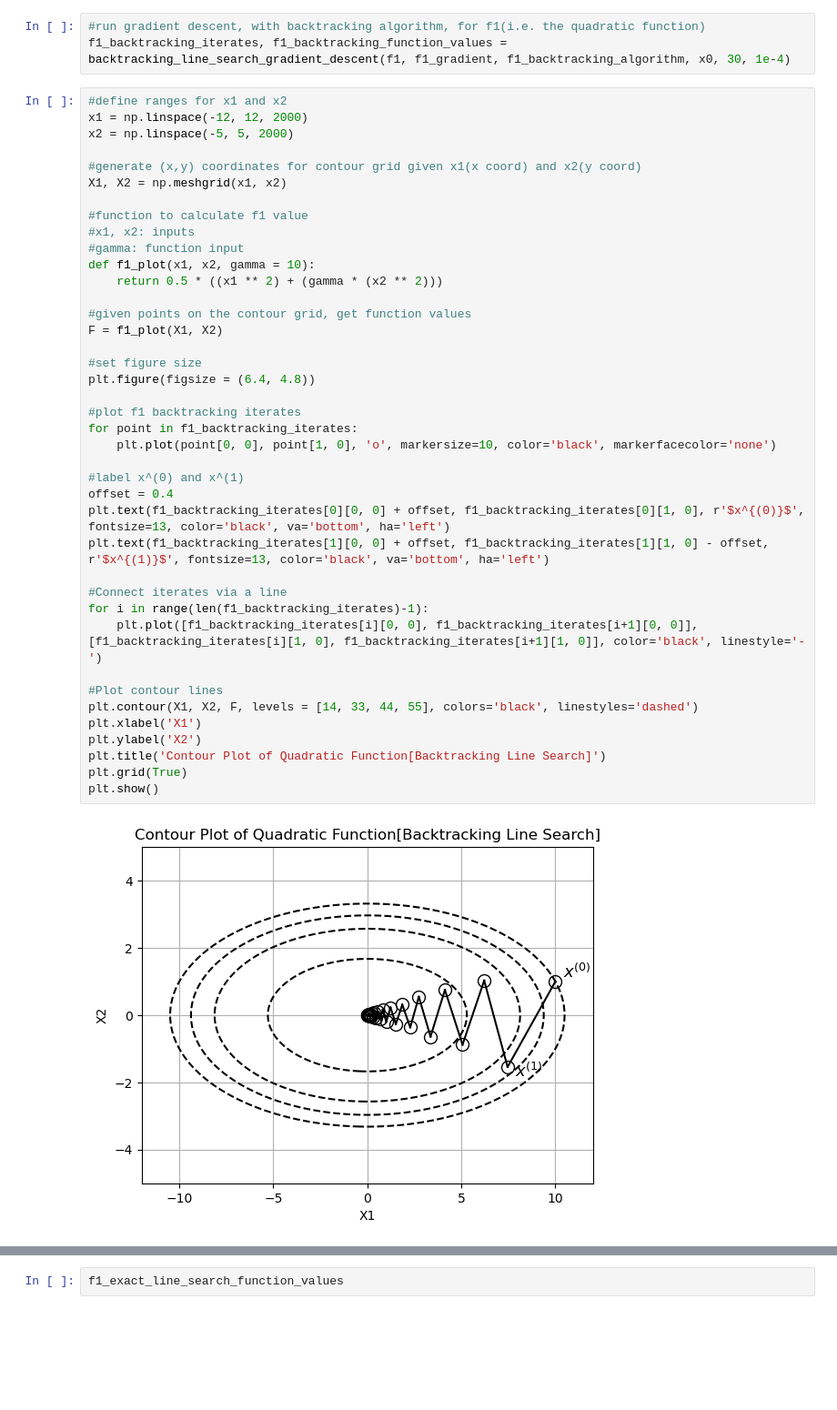
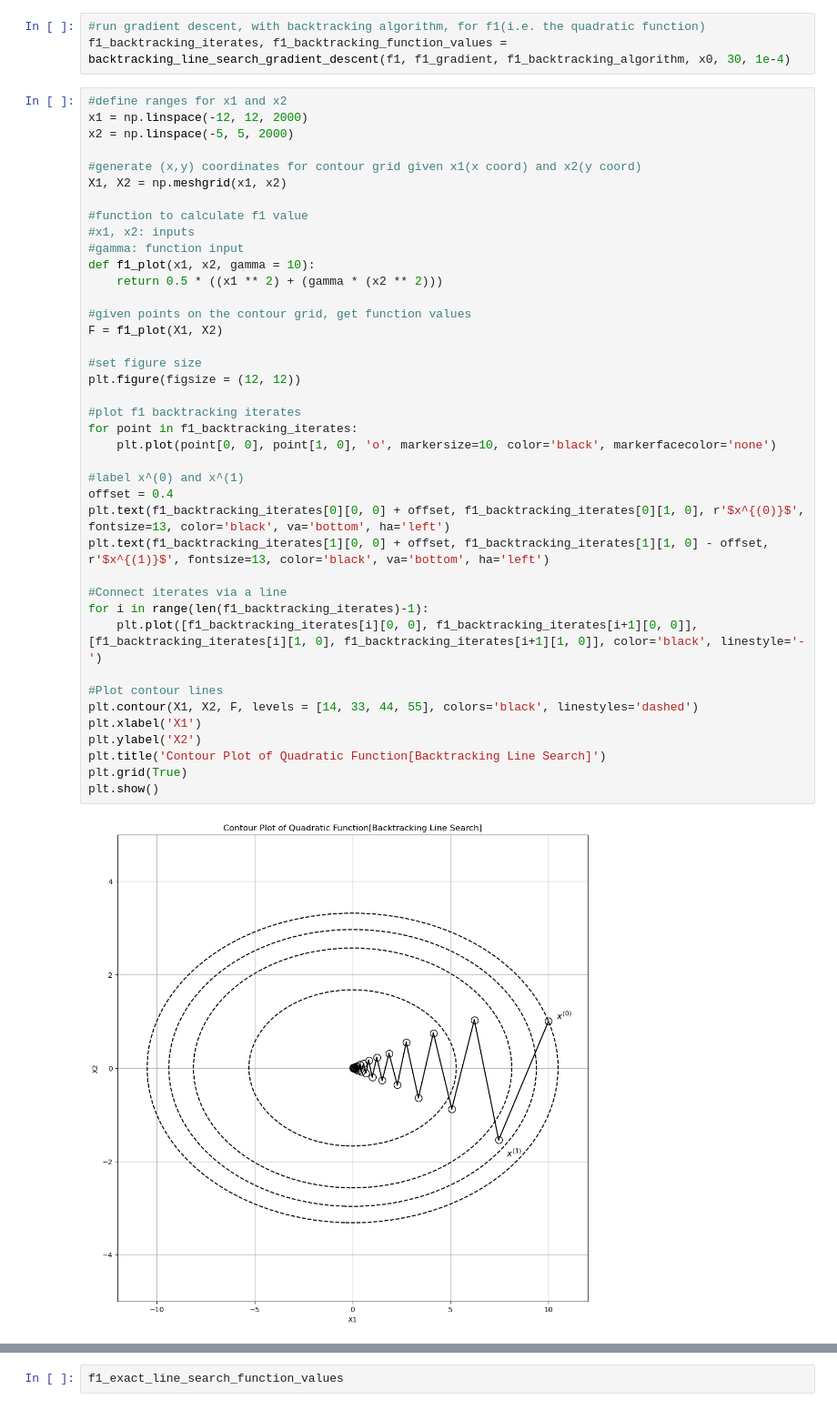
Before and after one commit to Ravi-Raghavan/ConvexOptimization, a Jupyter notebook: Homework #4 - Part 2.ipynb, the cells around one changed output, grey strips where cells are left out. Shown at 91% size. Drawn from its saved outputs; the diff is of its cells as text; blank space fills up the shorter version.

```diff
--- a/Homework #4 - Part 2.ipynb
+++ b/Homework #4 - Part 2.ipynb
@@ -325,35 +325,35 @@ X1, X2 = np.meshgrid(x1, x2)
 #gamma: function input
 def f1_plot(x1, x2, gamma = 10):
     return 0.5 * ((x1 ** 2) + (gamma * (x2 ** 2)))
 
 #given points on the contour grid, get function values
 F = f1_plot(X1, X2)
 
 #set figure size
-plt.figure(figsize = (6.4, 4.8))
+plt.figure(figsize = (12, 12))
 
 #plot f1 backtracking iterates
 for point in f1_backtracking_iterates:
     plt.plot(point[0, 0], point[1, 0], 'o', markersize=10, color='black', markerfacecolor='none')
 
 #label x^(0) and x^(1)
 offset = 0.4
 plt.text(f1_backtracking_iterates[0][0, 0] + offset, f1_backtracking_iterates[0][1, 0], r'$x^{(0)}$', fontsize=13, color='black', va='bottom', ha='left')
 plt.text(f1_backtracking_iterates[1][0, 0] + offset, f1_backtracking_iterates[1][1, 0] - offset, r'$x^{(1)}$', fontsize=13, color='black', va='bottom', ha='left')
 
 #Connect iterates via a line
 for i in range(len(f1_backtracking_iterates)-1):
     plt.plot([f1_backtracking_iterates[i][0, 0], f1_backtracking_iterates[i+1][0, 0]], [f1_backtracking_iterates[i][1, 0], f1_backtracking_iterates[i+1][1, 0]], color='black', linestyle='-')
 
 #Plot contour lines
 plt.contour(X1, X2, F, levels = [14, 33, 44, 55], colors='black', linestyles='dashed')
 plt.xlabel('X1')
 plt.ylabel('X2')
 plt.title('Contour Plot of Quadratic Function[Backtracking Line Search]')
 plt.grid(True)
 plt.show()
 # %% [output]
-[figure, old version]
+[figure, new version]
 # %%
 #optimal function value
 p_star = 0
```
Also changed, not shown: parts of 9 cells of this notebook.
